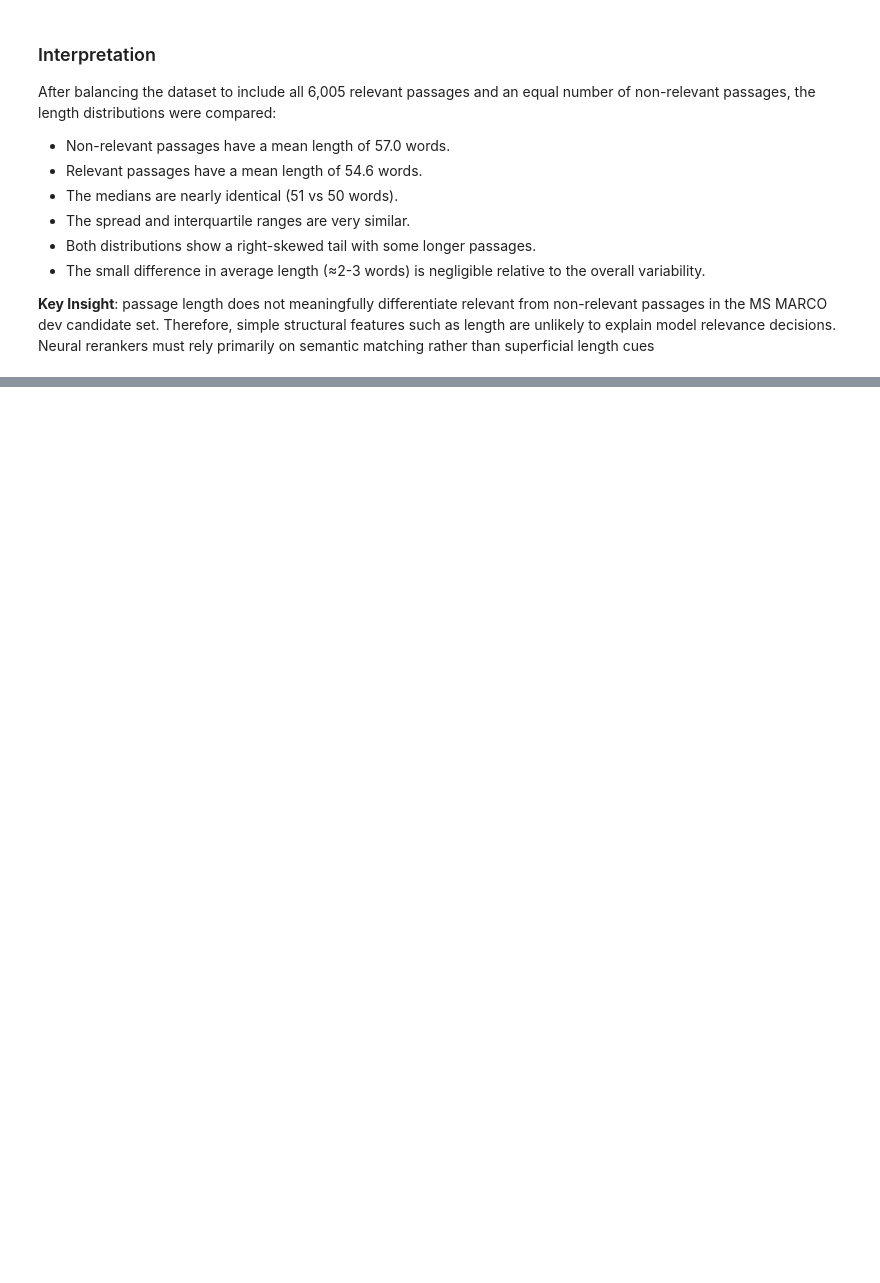
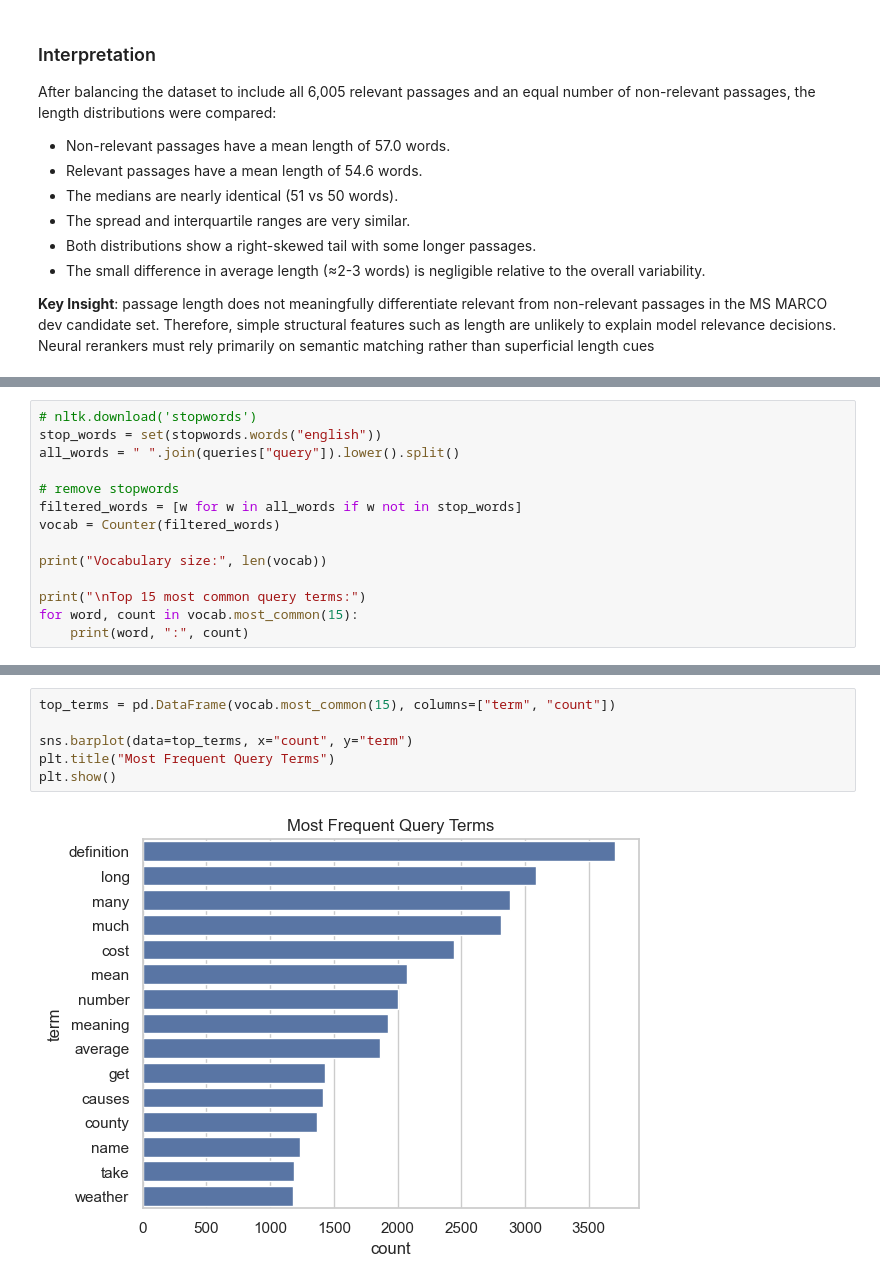
Before and after one commit to eVV44/MSc-DS-thesis, a Jupyter notebook: notebooks/eda_msmarco.ipynb, the cells around one changed output, grey strips where cells are left out. Cells and saved outputs as stored; diff of their text form; blank space fills up the shorter version.

```diff
--- a/notebooks/eda_msmarco.ipynb
+++ b/notebooks/eda_msmarco.ipynb
@@ -360,0 +394,14 @@ After balancing the dataset to include all 6,005 relevant passages and an equal
+# %%
+# nltk.download('stopwords')
+stop_words = set(stopwords.words("english"))
+all_words = " ".join(queries["query"]).lower().split()
+
+# remove stopwords
+filtered_words = [w for w in all_words if w not in stop_words]
+vocab = Counter(filtered_words)
+
+print("Vocabulary size:", len(vocab))
+
+print("\nTop 15 most common query terms:")
+for word, count in vocab.most_common(15):
+    print(word, ":", count)
@@ -360,0 +427,8 @@ After balancing the dataset to include all 6,005 relevant passages and an equal
+# %%
+top_terms = pd.DataFrame(vocab.most_common(15), columns=["term", "count"])
+
+sns.barplot(data=top_terms, x="count", y="term")
+plt.title("Most Frequent Query Terms")
+plt.show()
+# %% [output]
+[figure, added]
```
Also changed, not shown: parts of 22 cells of this notebook.
